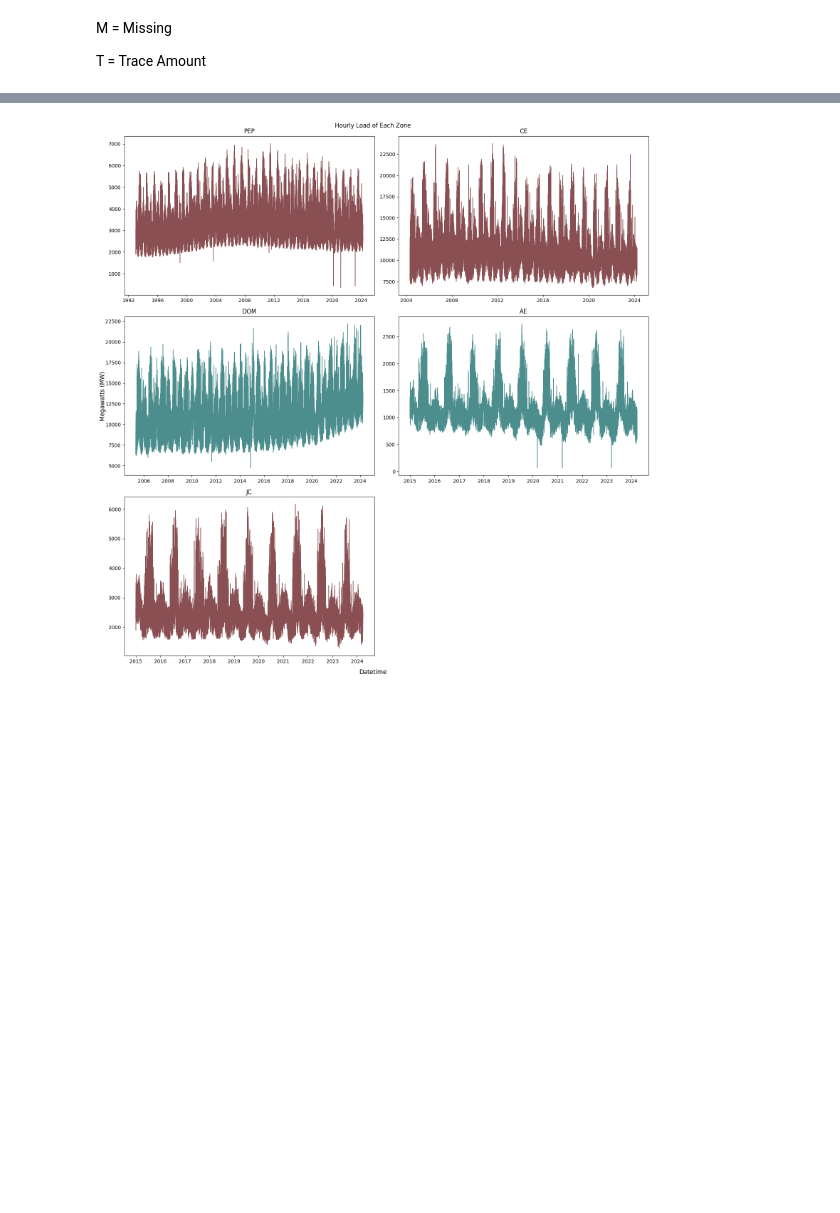
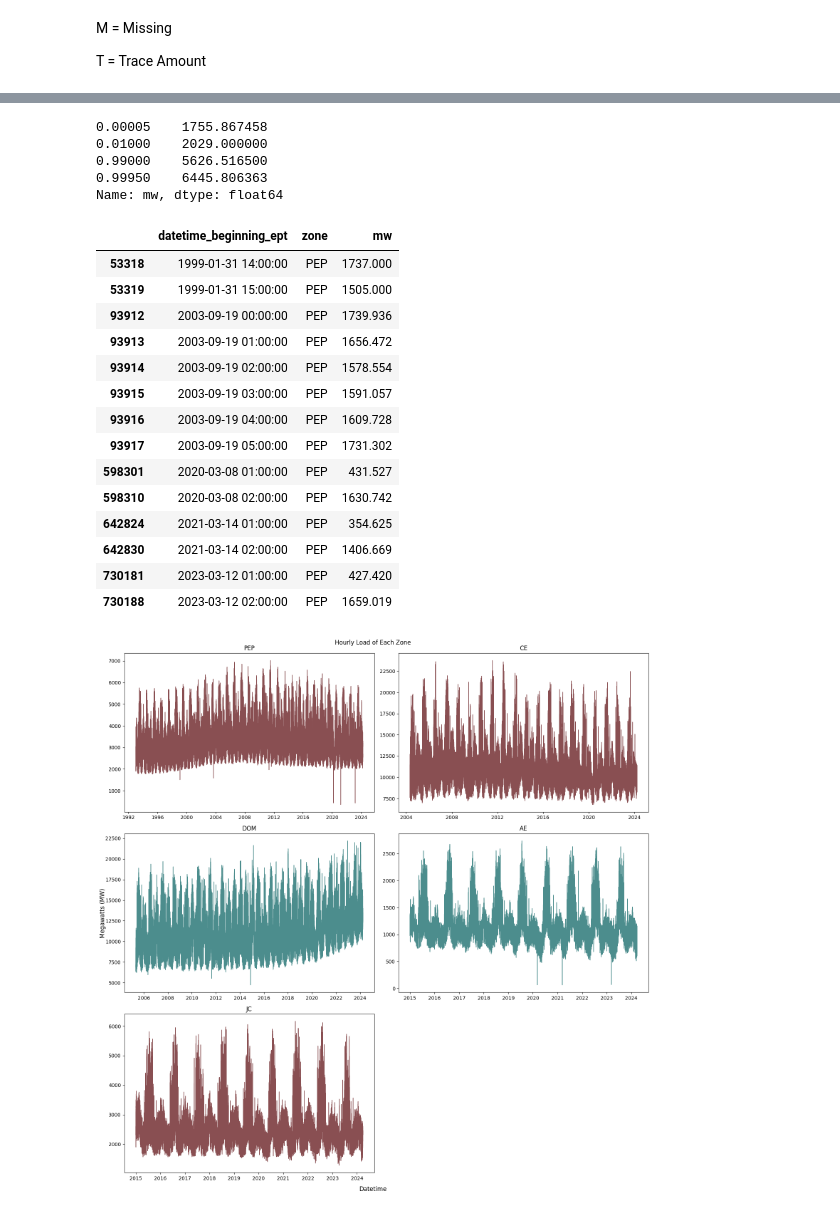
Before and after one commit to chill0121/Energy_Grid_Forecasting, a Jupyter notebook: Energy_Forecasting.ipynb, the cells around one changed output, grey strips where cells are left out. Drawn from its saved outputs; the diff is of its cells as text; code cells hidden in the pictures; blank space fills up the shorter version.

```diff
--- a/Energy_Forecasting.ipynb
+++ b/Energy_Forecasting.ipynb
@@ -450,0 +468,26 @@ dtype: int64
+# %%
+load_zone_df.loc[load_zone_df['zone'] == 'PEP']['mw'].quantile([0.00005, 0.01, 0.99, 0.9995])
+# %% [output]
+0.00005    1755.867458
+0.01000    2029.000000
+0.99000    5626.516500
+0.99950    6445.806363
+Name: mw, dtype: float64
+# %%
+load_zone_df.loc[(load_zone_df['zone'] == 'PEP') & (load_zone_df['mw'] < 1755.867458)]
+# %% [output]
+|  | datetime_beginning_ept | zone | mw |
+| 53318 | 1999-01-31 14:00:00 | PEP | 1737.000 |
+| 53319 | 1999-01-31 15:00:00 | PEP | 1505.000 |
+| 93912 | 2003-09-19 00:00:00 | PEP | 1739.936 |
+| 93913 | 2003-09-19 01:00:00 | PEP | 1656.472 |
+| 93914 | 2003-09-19 02:00:00 | PEP | 1578.554 |
+| 93915 | 2003-09-19 03:00:00 | PEP | 1591.057 |
+| 93916 | 2003-09-19 04:00:00 | PEP | 1609.728 |
+| 93917 | 2003-09-19 05:00:00 | PEP | 1731.302 |
+| 598301 | 2020-03-08 01:00:00 | PEP | 431.527 |
+| 598310 | 2020-03-08 02:00:00 | PEP | 1630.742 |
+| 642824 | 2021-03-14 01:00:00 | PEP | 354.625 |
+| 642830 | 2021-03-14 02:00:00 | PEP | 1406.669 |
+| 730181 | 2023-03-12 01:00:00 | PEP | 427.420 |
+| 730188 | 2023-03-12 02:00:00 | PEP | 1659.019 |
```
Also changed, not shown: parts of 6 cells of this notebook.
